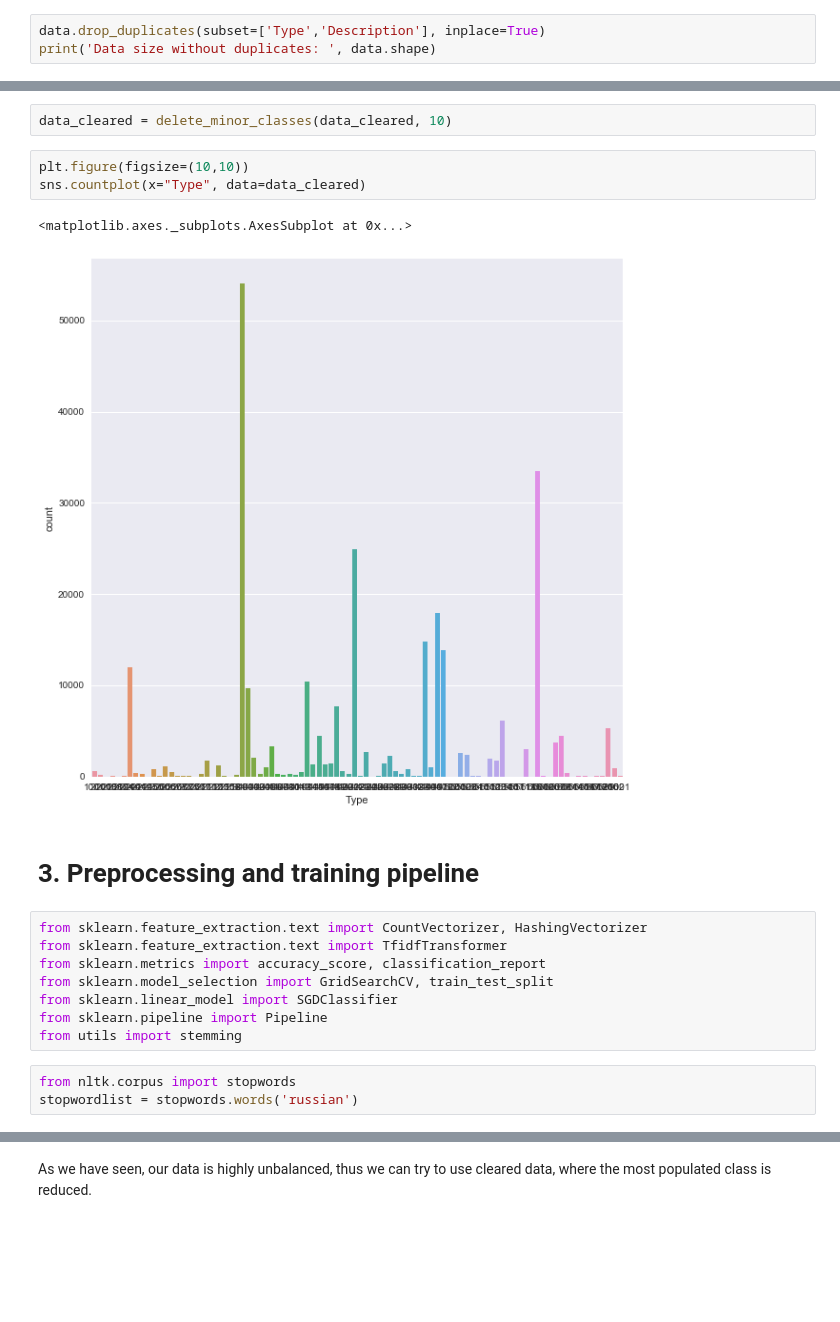
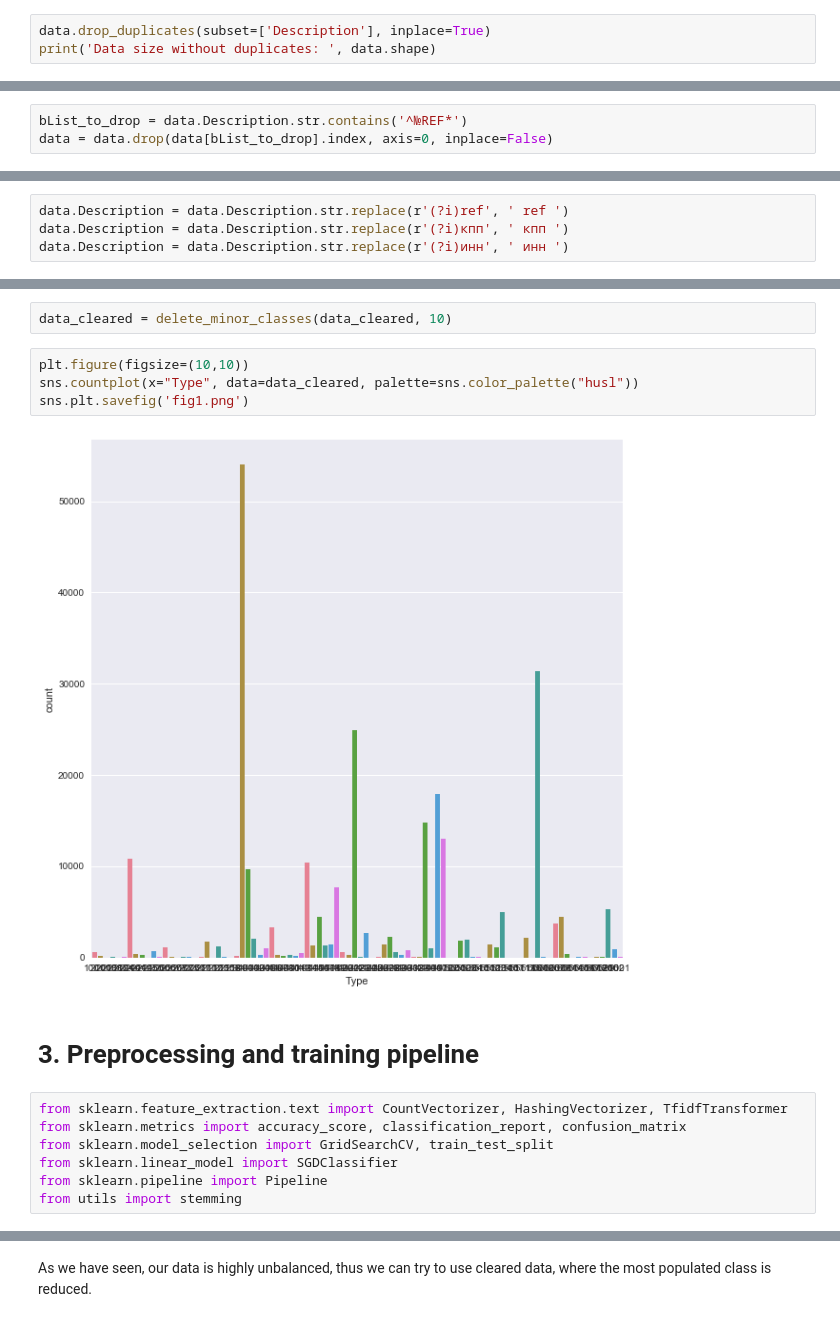
Before and after one commit to shmulev/transaction-classification, a Jupyter notebook: transaction_classification_full.ipynb, the cells around one changed output, grey strips where cells are left out. Cells and saved outputs as stored; diff of their text form; blank space fills up the shorter version.

```diff
--- a/transaction_classification_full.ipynb
+++ b/transaction_classification_full.ipynb
@@ -61,4 +75,4 @@ Data size:  (498135, 2)
 # %%
-data.drop_duplicates(subset=['Type','Description'], inplace=True)
+data.drop_duplicates(subset=['Description'], inplace=True)
 print('Data size without duplicates: ', data.shape)
 # %% [output]
@@ -65,0 +88,3 @@ Data size without duplicates:  (429426, 2)
+# %%
+bList_to_drop = data.Description.str.contains('^№REF*')
+data = data.drop(data[bList_to_drop].index, axis=0, inplace=False)
@@ -66,3 +95,7 @@ Data size without duplicates:  (429426, 2)
+# %%
+data.Description = data.Description.str.replace(r'(?i)ref', ' ref ')
+data.Description = data.Description.str.replace(r'(?i)кпп', ' кпп ')
+data.Description = data.Description.str.replace(r'(?i)инн', ' инн ')
 # %%
 X = np.array(data['Description'])
 y = np.array(data['Type'], dtype = 'int')
@@ -135,21 +168,17 @@ def delete_minor_classes(data, min_count = 10):
 data_cleared = delete_minor_classes(data_cleared, 10)
 # %%
 plt.figure(figsize=(10,10))
-sns.countplot(x="Type", data=data_cleared)
+sns.countplot(x="Type", data=data_cleared, palette=sns.color_palette("husl"))
+sns.plt.savefig('fig1.png')
 # %% [output]
-<matplotlib.axes._subplots.AxesSubplot at 0x...>
-[figure, old version]
+[figure, new version]
 # %% [markdown]
 # 3. Preprocessing and training pipeline <a id="section3"/>
 # %%
-from sklearn.feature_extraction.text import CountVectorizer, HashingVectorizer
-from sklearn.feature_extraction.text import TfidfTransformer
-from sklearn.metrics import accuracy_score, classification_report
+from sklearn.feature_extraction.text import CountVectorizer, HashingVectorizer, TfidfTransformer
+from sklearn.metrics import accuracy_score, classification_report, confusion_matrix
 from sklearn.model_selection import GridSearchCV, train_test_split
 from sklearn.linear_model import SGDClassifier
 from sklearn.pipeline import Pipeline
 from utils import stemming
-# %%
-from nltk.corpus import stopwords
-stopwordlist = stopwords.words('russian')
 # %% [markdown]
```
Also changed, not shown: parts of 172 cells of this notebook, 1 other file.
